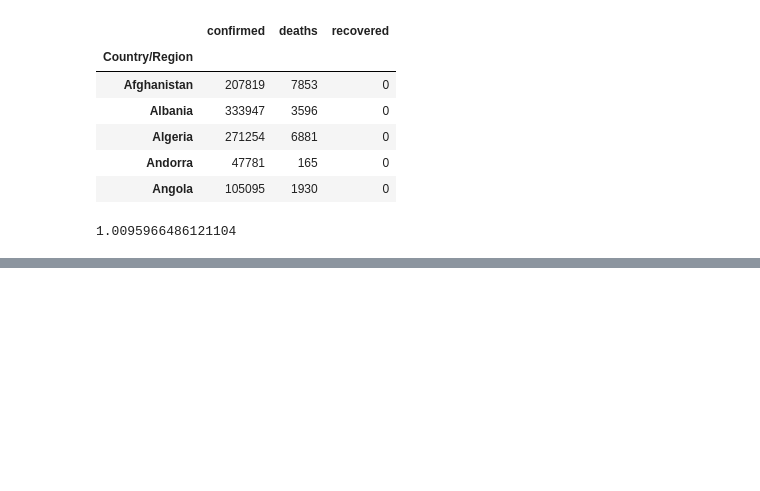
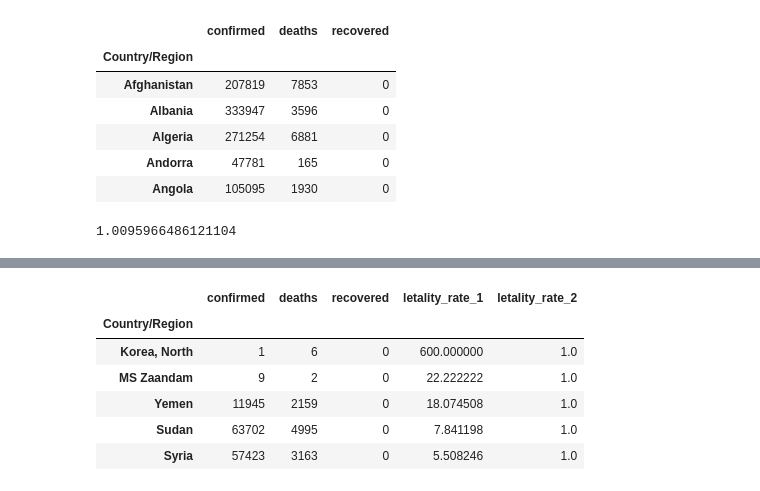
Before and after one commit to muriloWeber/dataScienceAlura, a Jupyter notebook: dataScienceAnalisesParaSaudeEMedicina/Data_Science_e_Saude.ipynb, the cells around one changed output, grey strips where cells are left out. Saved outputs shown, nothing was run; the diff lists cells and outputs as text; code cells hidden in the pictures; blank space fills up the shorter version.

```diff
--- a/dataScienceAnalisesParaSaudeEMedicina/Data_Science_e_Saude.ipynb
+++ b/dataScienceAnalisesParaSaudeEMedicina/Data_Science_e_Saude.ipynb
@@ -329,0 +361,10 @@ print(letality_rate_1 * 100)
+# %%
+combined.sort_values('letality_rate_1', ascending = False).head()
+# %% [output]
+|  | confirmed | deaths | recovered | letality_rate_1 | letality_rate_2 |
+| Country/Region |  |  |  |  |  |
+| Korea, North | 1 | 6 | 0 | 600.000000 | 1.0 |
+| MS Zaandam | 9 | 2 | 0 | 22.222222 | 1.0 |
+| Yemen | 11945 | 2159 | 0 | 18.074508 | 1.0 |
+| Sudan | 63702 | 4995 | 0 | 7.841198 | 1.0 |
+| Syria | 57423 | 3163 | 0 | 5.508246 | 1.0 |
```
Also changed, not shown: parts of 5 cells of this notebook.
